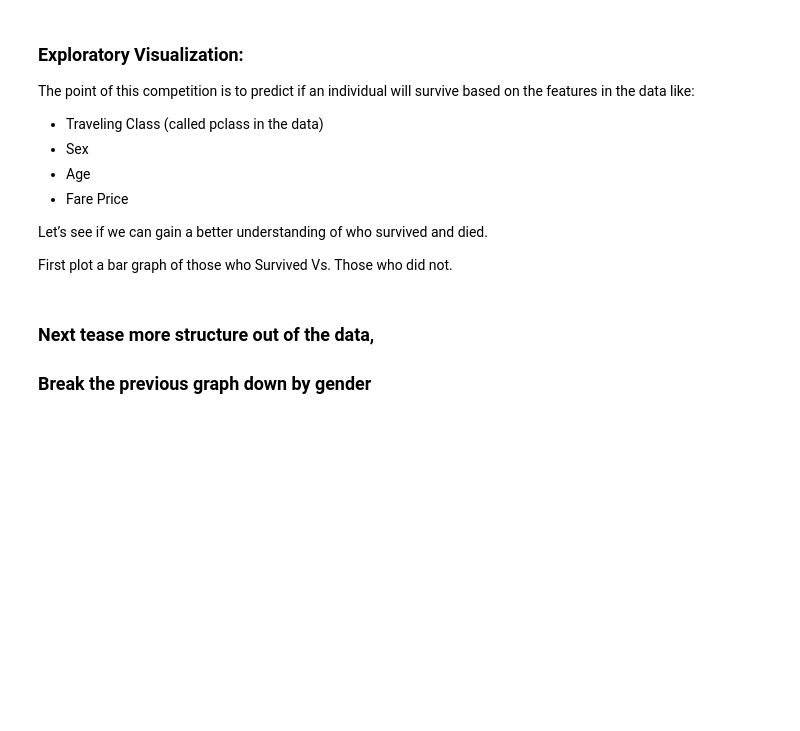
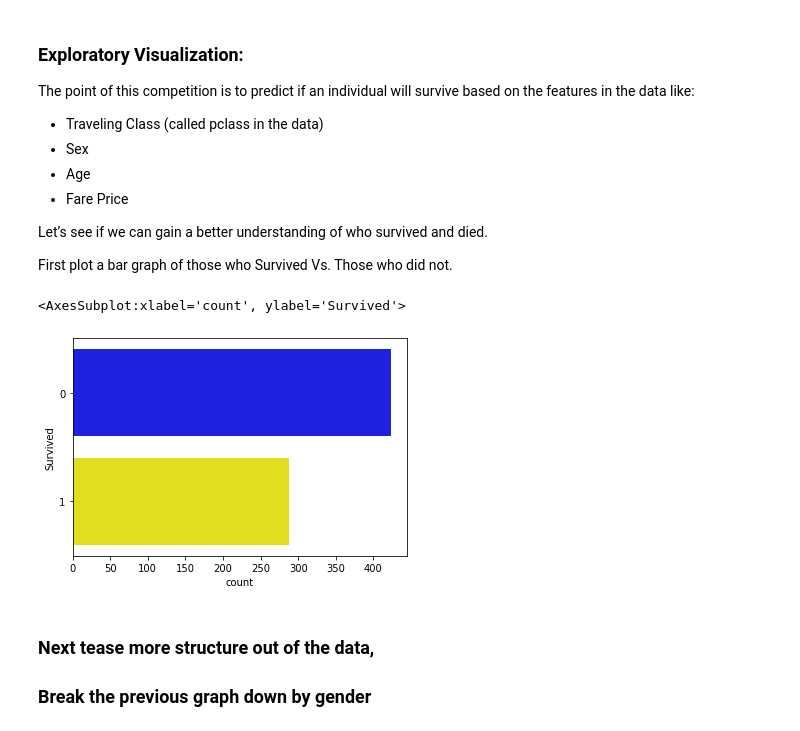
Before and after one commit to srk-practicum/2022-knu-yolo, a Jupyter notebook: Tasks/task1/Titanic_template.ipynb, the cells around one changed output. Cells and saved outputs as stored; diff of their text form; code cells hidden in the pictures; blank space fills up the shorter version.

```diff
--- a/Tasks/task1/Titanic_template.ipynb
+++ b/Tasks/task1/Titanic_template.ipynb
@@ -128,6 +241,11 @@ Let’s see if we can gain a better understanding of who survived and died.
 
 
 First plot a bar graph of those who Survived Vs. Those who did not.
+# %%
+sns.countplot(y='Survived',data=df, palette = ["Blue","Yellow"])
+# %% [output]
+<AxesSubplot:xlabel='count', ylabel='Survived'>
+[figure, added]
 # %% [markdown]
 ### Next tease more structure out of the data,
 ### Break the previous graph down by gender
```
Also changed, not shown: parts of 27 cells of this notebook.
